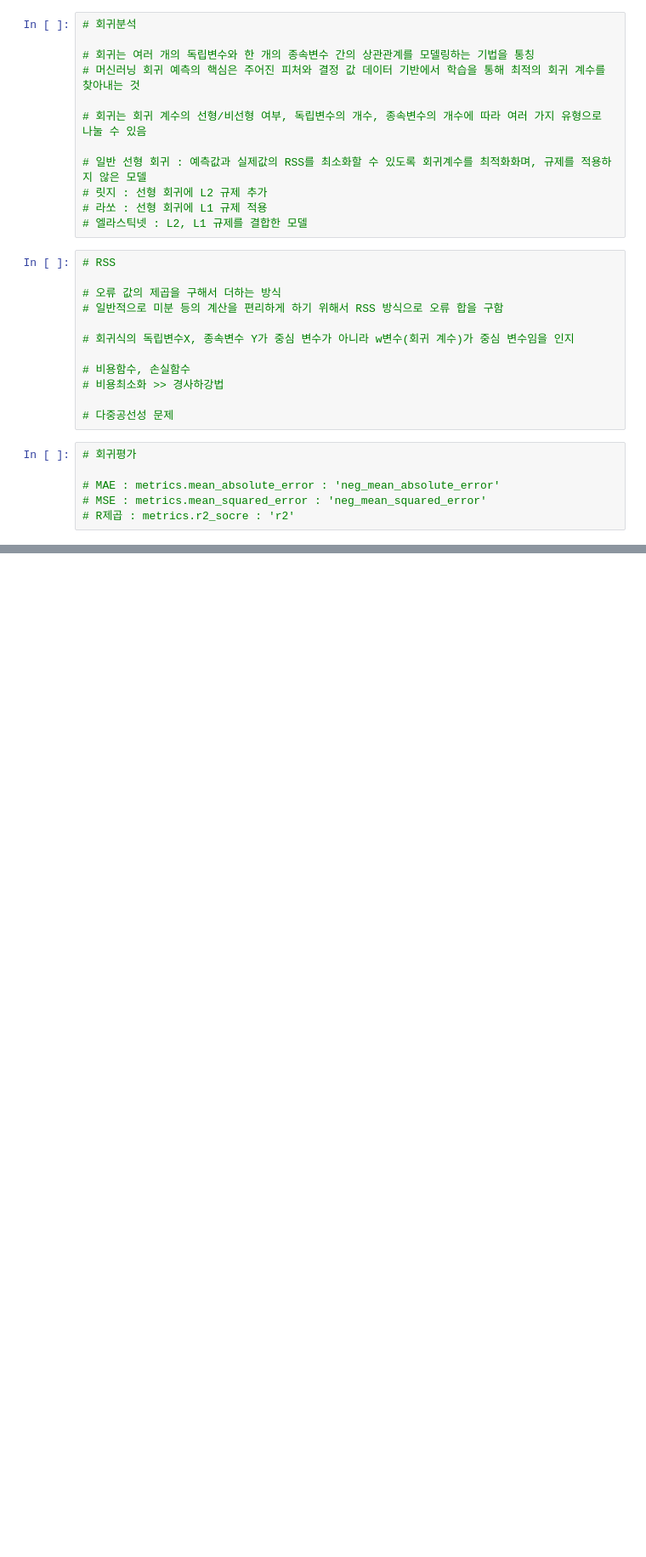
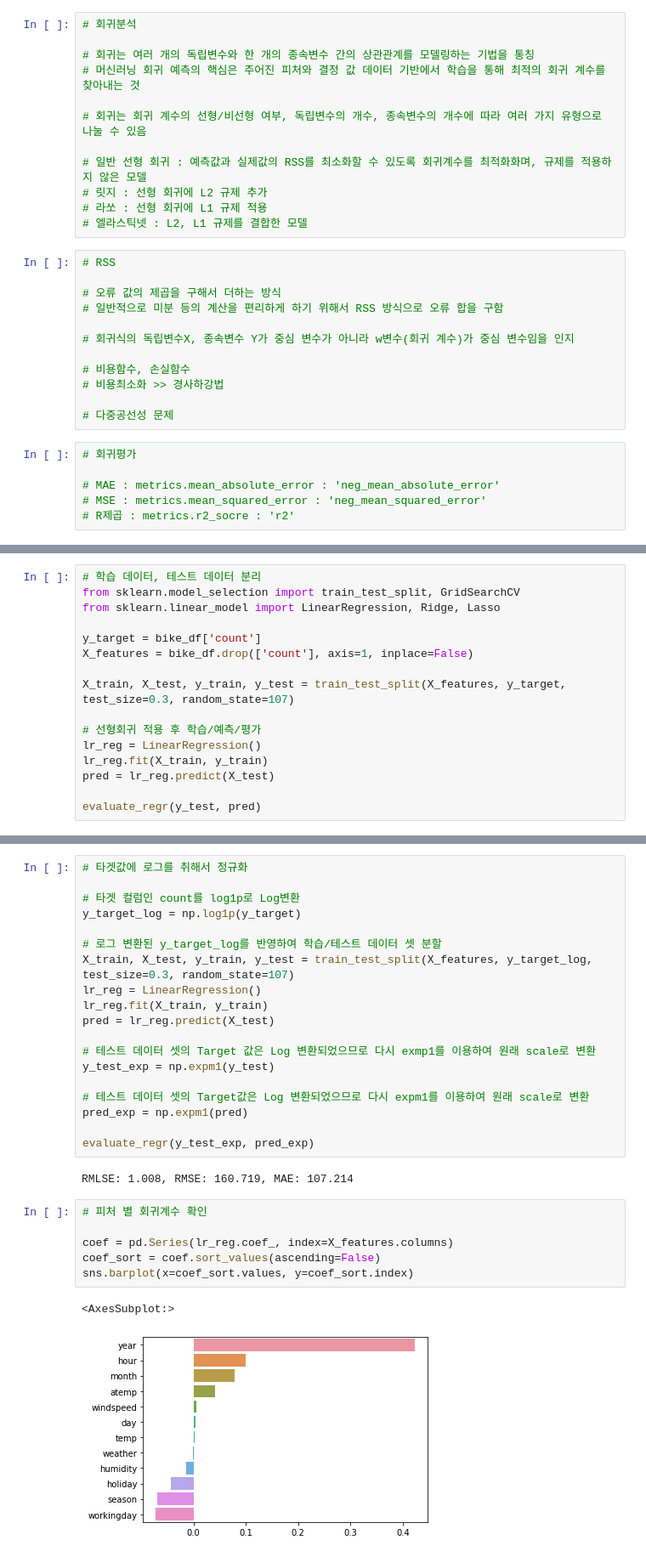
Before and after one commit to dlslrksk/ubion_hackaton, a Jupyter notebook: py/회귀분석.ipynb, the cells around one changed output, grey strips where cells are left out. Shown at 85% size. Saved outputs shown, nothing was run; the diff lists cells and outputs as text; blank space fills up the shorter version.

```diff
--- a/py/회귀분석.ipynb
+++ b/py/회귀분석.ipynb
@@ -30,0 +166,16 @@
+# %%
+# 학습 데이터, 테스트 데이터 분리
+from sklearn.model_selection import train_test_split, GridSearchCV
+from sklearn.linear_model import LinearRegression, Ridge, Lasso
+
+y_target = bike_df['count']
+X_features = bike_df.drop(['count'], axis=1, inplace=False)
+
+X_train, X_test, y_train, y_test = train_test_split(X_features, y_target, test_size=0.3, random_state=107)
+
+# 선형회귀 적용 후 학습/예측/평가
+lr_reg = LinearRegression()
+lr_reg.fit(X_train, y_train)
+pred = lr_reg.predict(X_test)
+
+evaluate_regr(y_test, pred)
@@ -30,0 +202,30 @@
+# %%
+# 타겟값에 로그를 취해서 정규화
+
+# 타겟 컬럼인 count를 log1p로 Log변환
+y_target_log = np.log1p(y_target)
+
+# 로그 변환된 y_target_log를 반영하여 학습/테스트 데이터 셋 분할
+X_train, X_test, y_train, y_test = train_test_split(X_features, y_target_log, test_size=0.3, random_state=107)
+lr_reg = LinearRegression()
+lr_reg.fit(X_train, y_train)
+pred = lr_reg.predict(X_test)
+
+# 테스트 데이터 셋의 Target 값은 Log 변환되었으므로 다시 exmp1를 이용하여 원래 scale로 변환
+y_test_exp = np.expm1(y_test)
+
+# 테스트 데이터 셋의 Target값은 Log 변환되었으므로 다시 expm1를 이용하여 원래 scale로 변환
+pred_exp = np.expm1(pred)
+
+evaluate_regr(y_test_exp, pred_exp)
+# %% [output]
+RMLSE: 1.008, RMSE: 160.719, MAE: 107.214
+# %%
+# 피처 별 회귀계수 확인
+
+coef = pd.Series(lr_reg.coef_, index=X_features.columns)
+coef_sort = coef.sort_values(ascending=False)
+sns.barplot(x=coef_sort.values, y=coef_sort.index)
+# %% [output]
+<AxesSubplot:>
+[figure, added]
```
Also changed, not shown: parts of 12 cells of this notebook.
